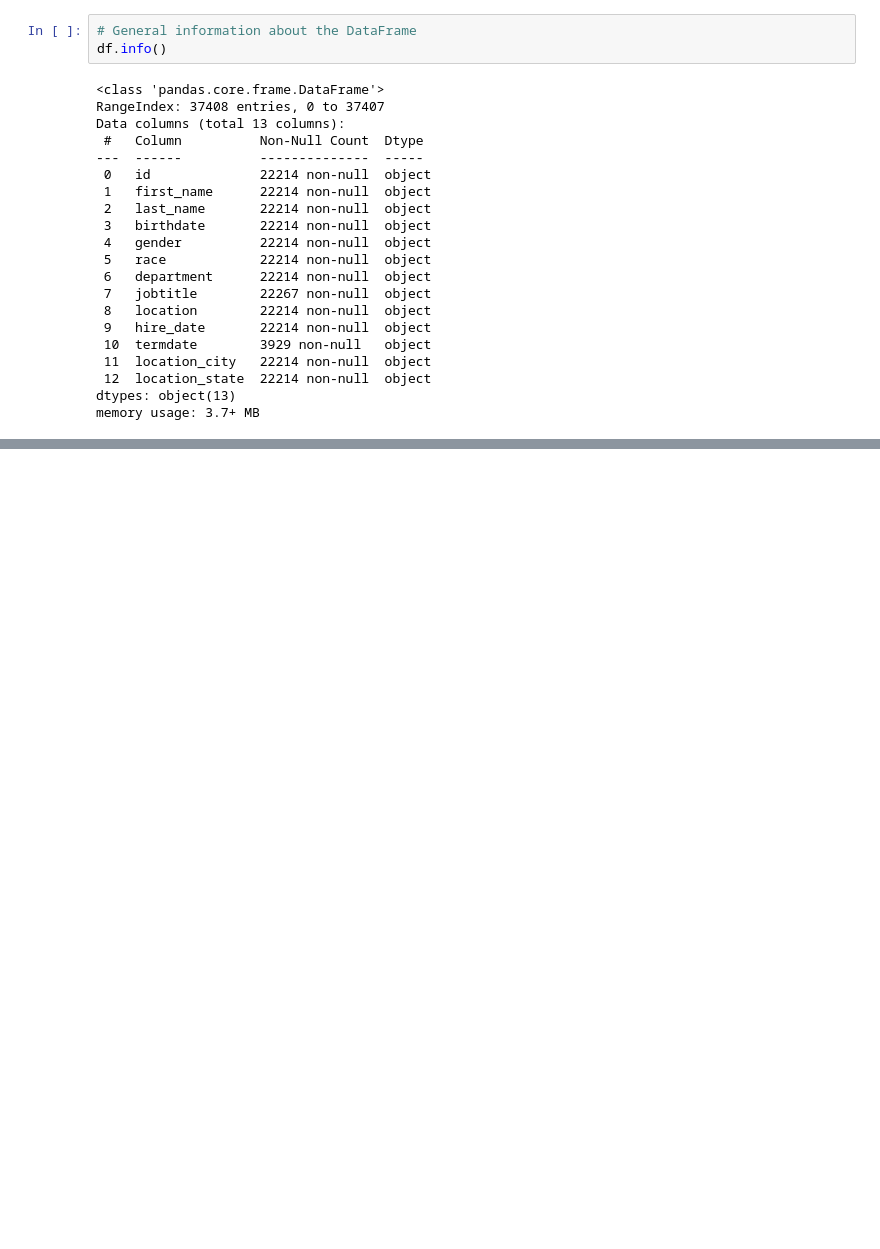
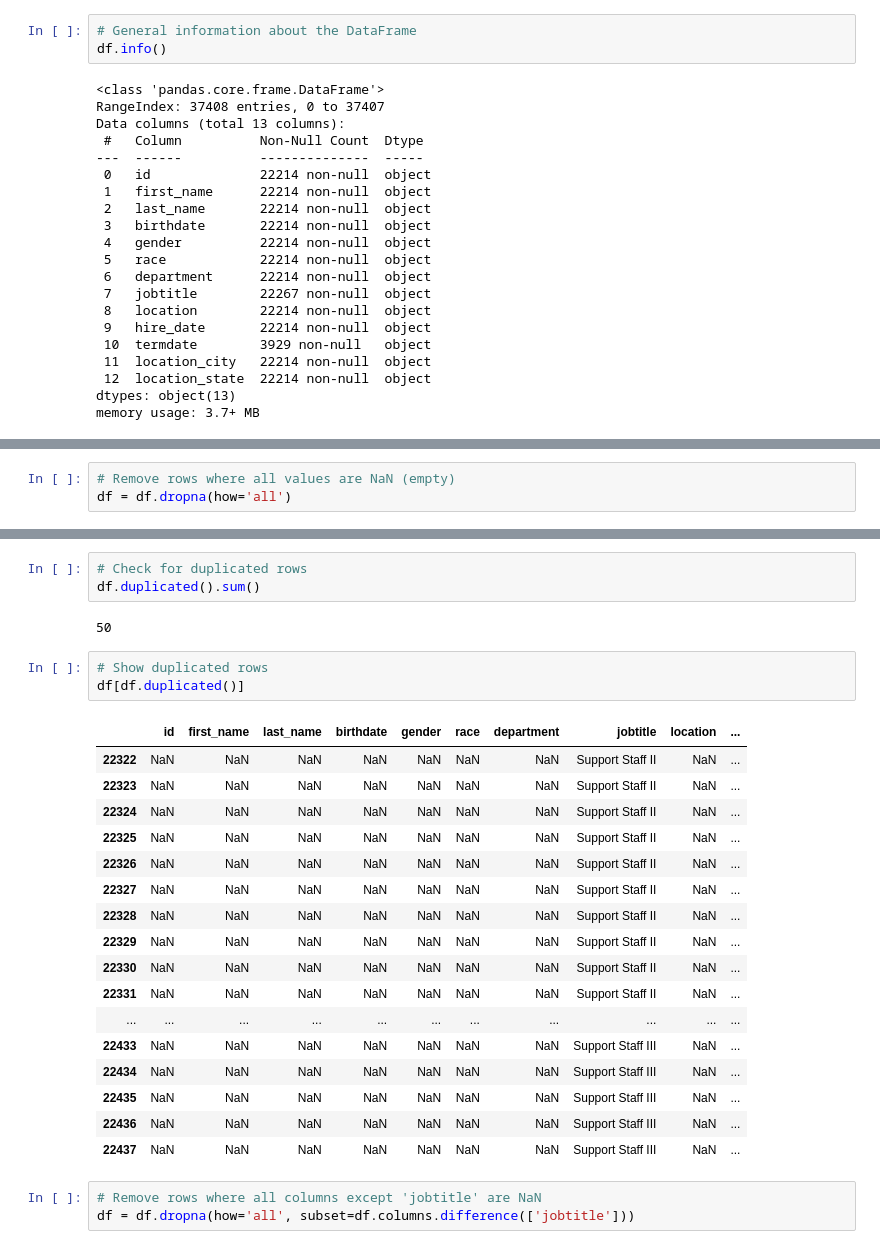
Before and after one commit to JoseMi-Sanchez/people-analytics-case-study, a Jupyter notebook: notebooks/main.ipynb, the cells around one changed output, grey strips where cells are left out. Drawn from its saved outputs; the diff is of its cells as text; blank space fills up the shorter version.

```diff
--- a/notebooks/main.ipynb
+++ b/notebooks/main.ipynb
@@ -59,0 +58,3 @@ memory usage: 3.7+ MB
+# %%
+# Remove rows where all values are NaN (empty)
+df = df.dropna(how='all')
@@ -59,0 +77,29 @@ memory usage: 3.7+ MB
+# %%
+# Check for duplicated rows
+df.duplicated().sum()
+# %% [output]
+50
+# %%
+# Show duplicated rows
+df[df.duplicated()]
+# %% [output]
+|  | id | first_name | last_name | birthdate | gender | race | department | jobtitle | location | ... |
+| 22322 | NaN | NaN | NaN | NaN | NaN | NaN | NaN | Support Staff II | NaN | ... |
+| 22323 | NaN | NaN | NaN | NaN | NaN | NaN | NaN | Support Staff II | NaN | ... |
+| 22324 | NaN | NaN | NaN | NaN | NaN | NaN | NaN | Support Staff II | NaN | ... |
+| 22325 | NaN | NaN | NaN | NaN | NaN | NaN | NaN | Support Staff II | NaN | ... |
+| 22326 | NaN | NaN | NaN | NaN | NaN | NaN | NaN | Support Staff II | NaN | ... |
+| 22327 | NaN | NaN | NaN | NaN | NaN | NaN | NaN | Support Staff II | NaN | ... |
+| 22328 | NaN | NaN | NaN | NaN | NaN | NaN | NaN | Support Staff II | NaN | ... |
+| 22329 | NaN | NaN | NaN | NaN | NaN | NaN | NaN | Support Staff II | NaN | ... |
+| 22330 | NaN | NaN | NaN | NaN | NaN | NaN | NaN | Support Staff II | NaN | ... |
+| 22331 | NaN | NaN | NaN | NaN | NaN | NaN | NaN | Support Staff II | NaN | ... |
+| ... | ... | ... | ... | ... | ... | ... | ... | ... | ... | ... |
+| 22433 | NaN | NaN | NaN | NaN | NaN | NaN | NaN | Support Staff III | NaN | ... |
+| 22434 | NaN | NaN | NaN | NaN | NaN | NaN | NaN | Support Staff III | NaN | ... |
+| 22435 | NaN | NaN | NaN | NaN | NaN | NaN | NaN | Support Staff III | NaN | ... |
+| 22436 | NaN | NaN | NaN | NaN | NaN | NaN | NaN | Support Staff III | NaN | ... |
+| 22437 | NaN | NaN | NaN | NaN | NaN | NaN | NaN | Support Staff III | NaN | ... |
+# %%
+# Remove rows where all columns except 'jobtitle' are NaN
+df = df.dropna(how='all', subset=df.columns.difference(['jobtitle']))
```
Also changed, not shown: parts of 6 cells of this notebook.
